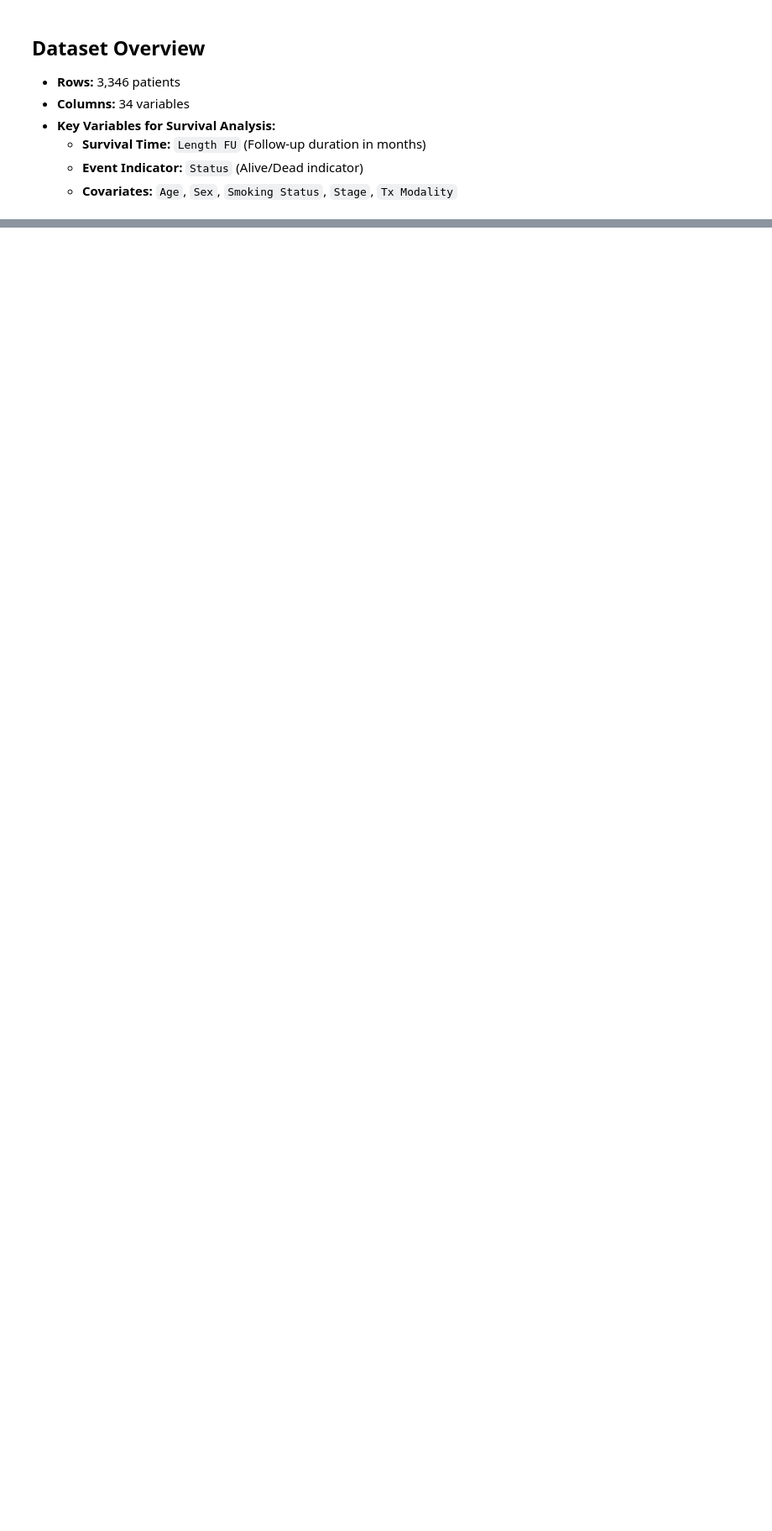
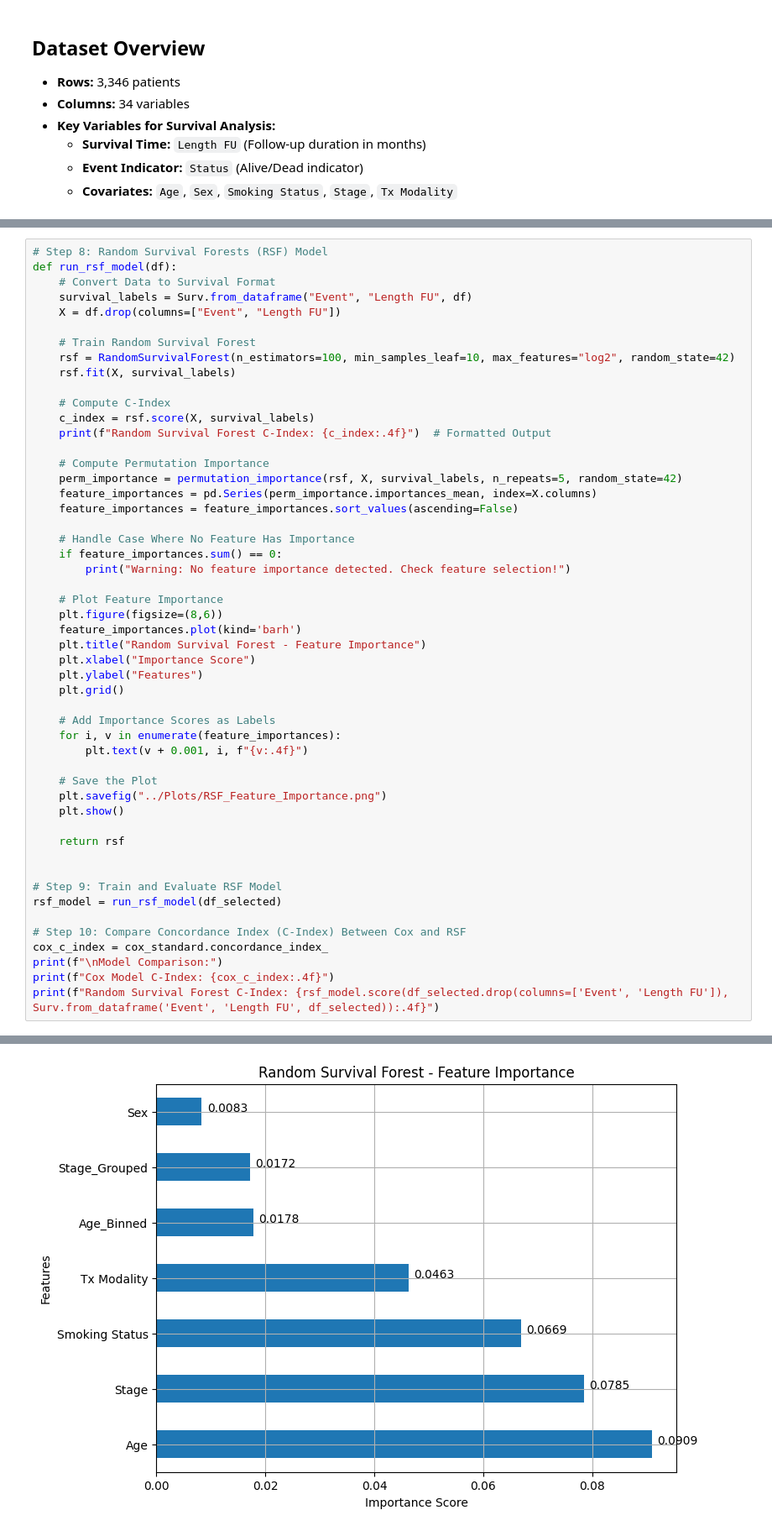
Before and after one commit to Kaleem-QADR/BINF5507_ML-AI_in_Bioinfo, a Jupyter notebook: Assignment_4/Scripts/main.ipynb, the cells around one changed output, grey strips where cells are left out. Shown: that part at 84% size. Saved outputs shown, nothing was run; the diff lists cells and outputs as text; blank space fills up the shorter version.

```diff
--- a/Assignment_4/Scripts/main.ipynb
+++ b/Assignment_4/Scripts/main.ipynb
@@ -162,0 +241,52 @@ print("Log-Rank Test p-value:", log_rank_result.p_value)
+# %%
+# Step 8: Random Survival Forests (RSF) Model
+def run_rsf_model(df):
+    # Convert Data to Survival Format
+    survival_labels = Surv.from_dataframe("Event", "Length FU", df)
+    X = df.drop(columns=["Event", "Length FU"])
+
+    # Train Random Survival Forest
+    rsf = RandomSurvivalForest(n_estimators=100, min_samples_leaf=10, max_features="log2", random_state=42)
+    rsf.fit(X, survival_labels)
+
+    # Compute C-Index
+    c_index = rsf.score(X, survival_labels)
+    print(f"Random Survival Forest C-Index: {c_index:.4f}")  # Formatted Output
+
+    # Compute Permutation Importance
+    perm_importance = permutation_importance(rsf, X, survival_labels, n_repeats=5, random_state=42)
+    feature_importances = pd.Series(perm_importance.importances_mean, index=X.columns)
+    feature_importances = feature_importances.sort_values(ascending=False)
+
+    # Handle Case Where No Feature Has Importance
+    if feature_importances.sum() == 0:
+        print("Warning: No feature importance detected. Check feature selection!")
+
+    # Plot Feature Importance
+    plt.figure(figsize=(8,6))
+    feature_importances.plot(kind='barh')
+    plt.title("Random Survival Forest - Feature Importance")
+    plt.xlabel("Importance Score")
+    plt.ylabel("Features")
+    plt.grid()
+
+    # Add Importance Scores as Labels
+    for i, v in enumerate(feature_importances):
+        plt.text(v + 0.001, i, f"{v:.4f}")
+
+    # Save the Plot
+    plt.savefig("../Plots/RSF_Feature_Importance.png")
+    plt.show()
+
+    return rsf
+
+
+# Step 9: Train and Evaluate RSF Model
+rsf_model = run_rsf_model(df_selected)
+
+# Step 10: Compare Concordance Index (C-Index) Between Cox and RSF
+cox_c_index = cox_standard.concordance_index_
+print(f"\nModel Comparison:")
+print(f"Cox Model C-Index: {cox_c_index:.4f}")
+print(f"Random Survival Forest C-Index: {rsf_model.score(df_selected.drop(columns=['Event', 'Length FU']), Surv.from_dataframe('Event', 'Length FU', df_selected)):.4f}")
+# %% [output]
@@ -162,0 +294 @@ print("Log-Rank Test p-value:", log_rank_result.p_value)
+[figure, added]
```
Also changed, not shown: parts of 19 cells of this notebook, 13 other files.
